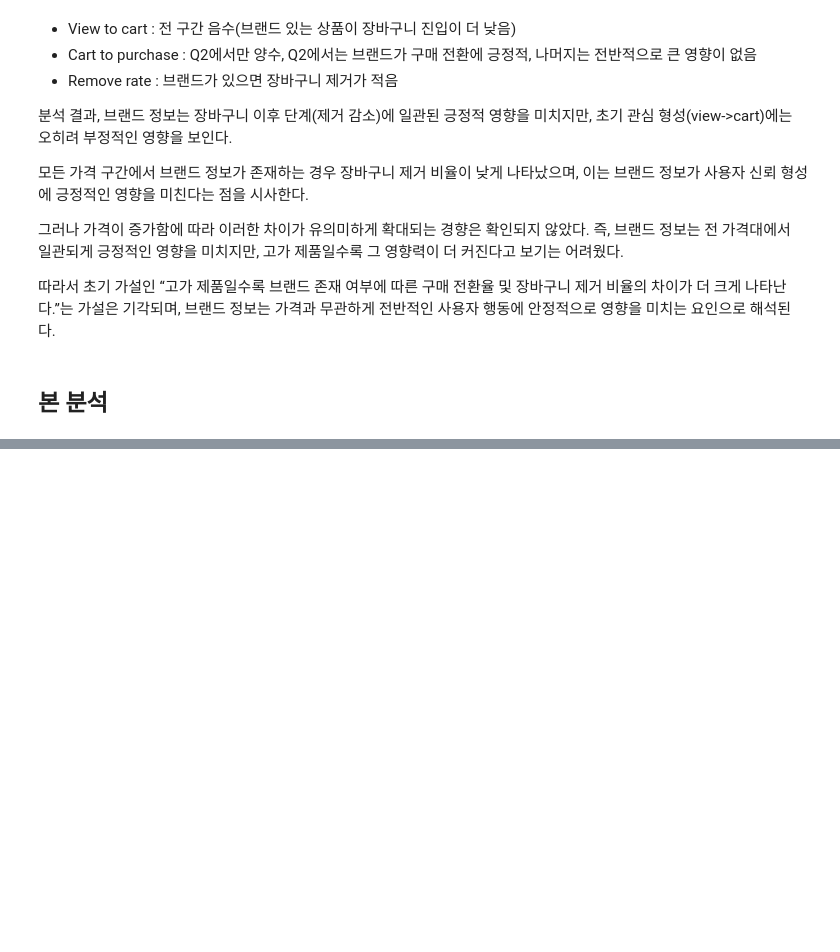
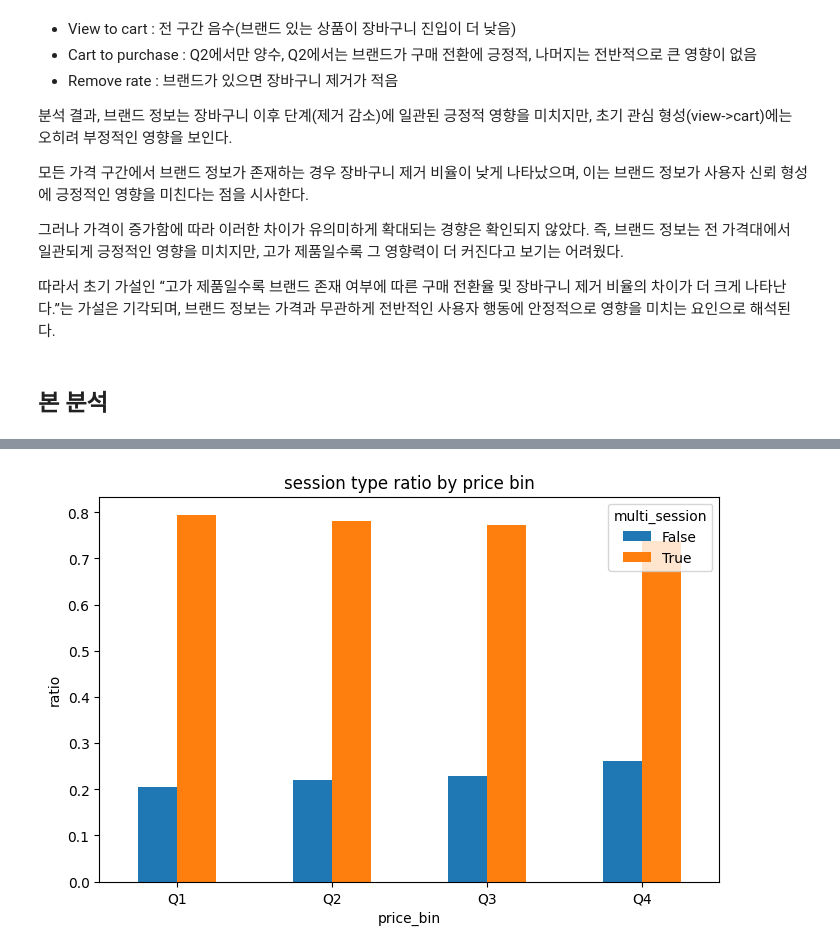
Before and after one commit to minmmmgz/portfolio, a Jupyter notebook: notebooks/01_funnel_analysis.ipynb, the cells around one changed output, grey strips where cells are left out. Drawn from its saved outputs; the diff is of its cells as text; code cells hidden in the pictures; blank space fills up the shorter version.

```diff
--- a/notebooks/01_funnel_analysis.ipynb
+++ b/notebooks/01_funnel_analysis.ipynb
@@ -505 +604,17 @@ plt.show()
 - 고가 제품일수록 단일 세션 내 구매 비율이 낮고, 다중 세션을 통한 구매 비율이 높다.
+# %%
+# 구매 유저만 추출
+purchase_df = df_processed_event[df_processed_event['event_type']=='purchase'].copy()
+purchase_df
+
+# 유저별 세션 수 계산
+session_count_p = (df_processed_event.groupby('user_id')['user_session'].nunique().reset_index(name= 'session_count_p'))
+
+# 구매 유저 + 가격정보 결합
+purchase_users = purchase_df[['user_id', 'price_bin']].drop_duplicates()
+purchase_users = purchase_users.merge(session_count_p, on = 'user_id', how = 'left')
+purchase_users
+
+# 단일(False) vs 다중 세션(True) 구분
+purchase_users['multi_session'] = purchase_users['session_count_p'] >1
+purchase_users.head()
@@ -505,0 +628,8 @@ plt.show()
+# %%
+# 가격대별 세션 구조 비율 계산
+result_p = (purchase_users.groupby(['price_bin','multi_session']).size().unstack(fill_value=0))
+result_p
+
+# 비율 변환
+result_p_ratio = result_p.div(result_p.sum(axis=1), axis= 0)
+result_p_ratio
@@ -505,0 +643,10 @@ plt.show()
+# %%
+# 시각화
+import matplotlib.pyplot as plt
+result_p_ratio.plot(kind= 'bar', figsize=(8,5))
+plt.title ("session type ratio by price bin")
+plt.ylabel('ratio')
+plt.xticks(rotation = 0)
+plt.show()
+# %% [output]
+[figure, added]
```
Also changed, not shown: parts of 20 cells of this notebook.
